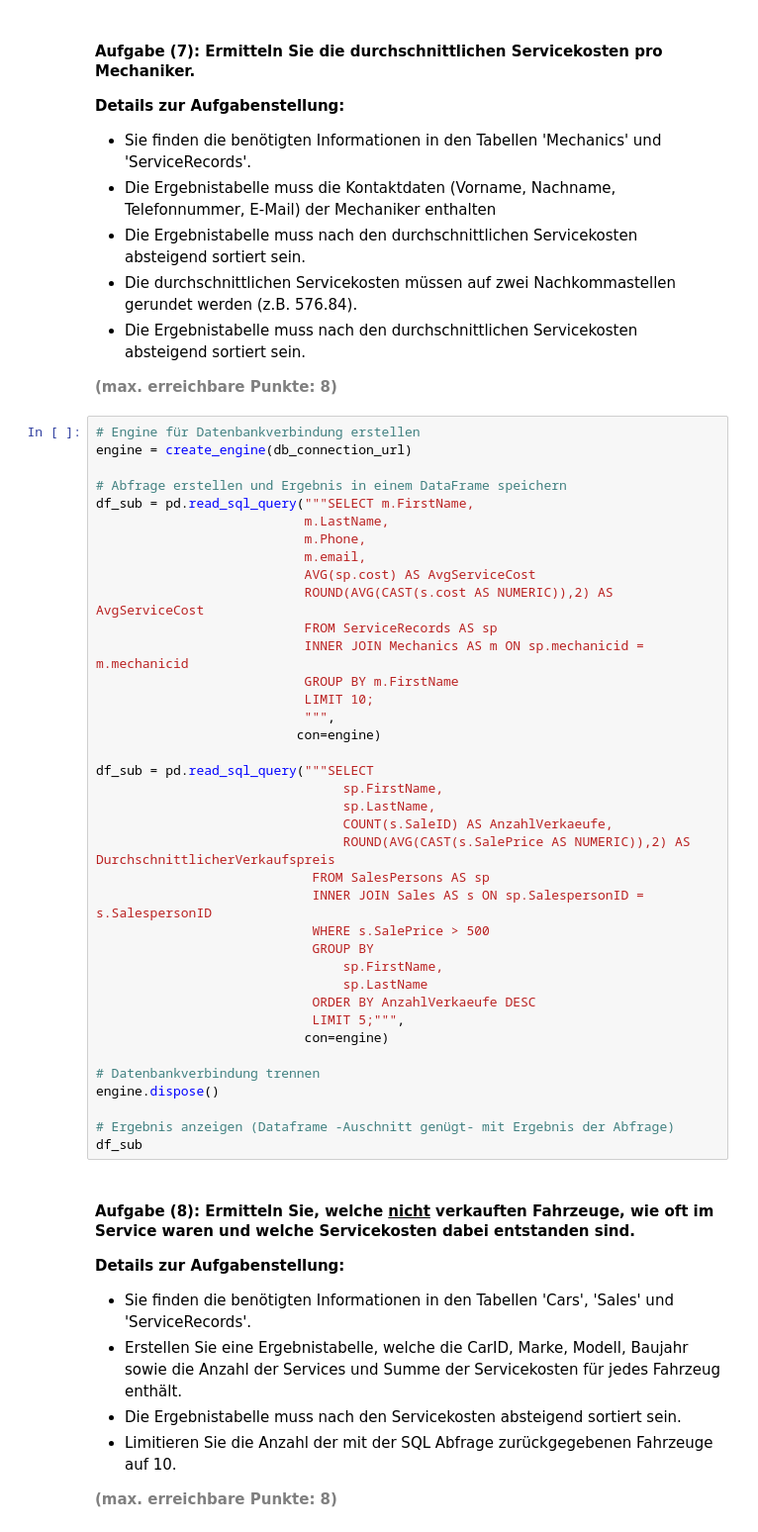
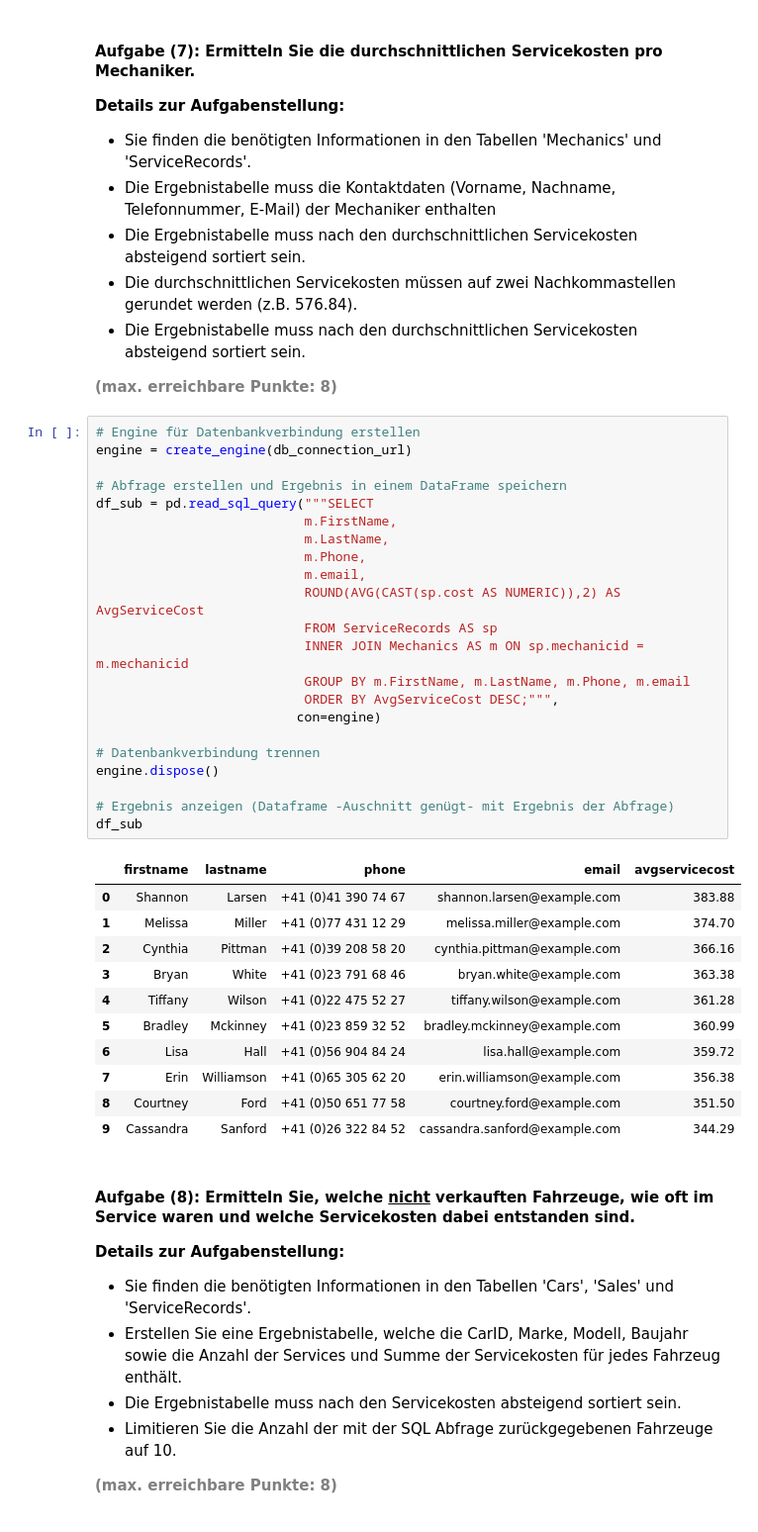
Before and after one commit to blobb3/python_postgresql_pgadmin, a Jupyter notebook: AP01_Mgmt_Nutzung_Relationale_Daten.ipynb, the cells around one changed output. Shown: that part at 99% size. Cells and saved outputs as stored; diff of their text form.

```diff
--- a/AP01_Mgmt_Nutzung_Relationale_Daten.ipynb
+++ b/AP01_Mgmt_Nutzung_Relationale_Daten.ipynb
@@ -460,41 +460,37 @@ df_sub
 # %%
 # Engine für Datenbankverbindung erstellen
 engine = create_engine(db_connection_url)
 
 # Abfrage erstellen und Ergebnis in einem DataFrame speichern
-df_sub = pd.read_sql_query("""SELECT m.FirstName,
+df_sub = pd.read_sql_query("""SELECT
+                           m.FirstName,
                            m.LastName,
                            m.Phone,
                            m.email,
-                           AVG(sp.cost) AS AvgServiceCost
-                           ROUND(AVG(CAST(s.cost AS NUMERIC)),2) AS AvgServiceCost
+                           ROUND(AVG(CAST(sp.cost AS NUMERIC)),2) AS AvgServiceCost
                            FROM ServiceRecords AS sp
                            INNER JOIN Mechanics AS m ON sp.mechanicid = m.mechanicid
-                           GROUP BY m.FirstName
-                           LIMIT 10;
-                           """,
+                           GROUP BY m.FirstName, m.LastName, m.Phone, m.email
+                           ORDER BY AvgServiceCost DESC;""",
                           con=engine)
-
-df_sub = pd.read_sql_query("""SELECT
-                                sp.FirstName,
-                                sp.LastName,
-                                COUNT(s.SaleID) AS AnzahlVerkaeufe,
-                                ROUND(AVG(CAST(s.SalePrice AS NUMERIC)),2) AS DurchschnittlicherVerkaufspreis
-                            FROM SalesPersons AS sp
-                            INNER JOIN Sales AS s ON sp.SalespersonID = s.SalespersonID
-                            WHERE s.SalePrice > 500
-                            GROUP BY
-                                sp.FirstName,
-                                sp.LastName
-                            ORDER BY AnzahlVerkaeufe DESC
-                            LIMIT 5;""",
-                           con=engine)
 
 # Datenbankverbindung trennen
 engine.dispose()
 
 # Ergebnis anzeigen (Dataframe -Auschnitt genügt- mit Ergebnis der Abfrage)
 df_sub
+# %% [output]
+|  | firstname | lastname | phone | email | avgservicecost |
+| 0 | Shannon | Larsen | +41 (0)41 390 74 67 | shannon.larsen@example.com | 383.88 |
+| 1 | Melissa | Miller | +41 (0)77 431 12 29 | melissa.miller@example.com | 374.70 |
+| 2 | Cynthia | Pittman | +41 (0)39 208 58 20 | cynthia.pittman@example.com | 366.16 |
+| 3 | Bryan | White | +41 (0)23 791 68 46 | bryan.white@example.com | 363.38 |
+| 4 | Tiffany | Wilson | +41 (0)22 475 52 27 | tiffany.wilson@example.com | 361.28 |
+| 5 | Bradley | Mckinney | +41 (0)23 859 32 52 | bradley.mckinney@example.com | 360.99 |
+| 6 | Lisa | Hall | +41 (0)56 904 84 24 | lisa.hall@example.com | 359.72 |
+| 7 | Erin | Williamson | +41 (0)65 305 62 20 | erin.williamson@example.com | 356.38 |
+| 8 | Courtney | Ford | +41 (0)50 651 77 58 | courtney.ford@example.com | 351.50 |
+| 9 | Cassandra | Sanford | +41 (0)26 322 84 52 | cassandra.sanford@example.com | 344.29 |
 # %% [markdown]
 #### <b>Aufgabe (8): Ermitteln Sie, welche <u>nicht</u> verkauften Fahrzeuge, wie oft im Service waren und welche Servicekosten dabei entstanden sind.</b>
 <b>Details zur Aufgabenstellung:</b>
```
